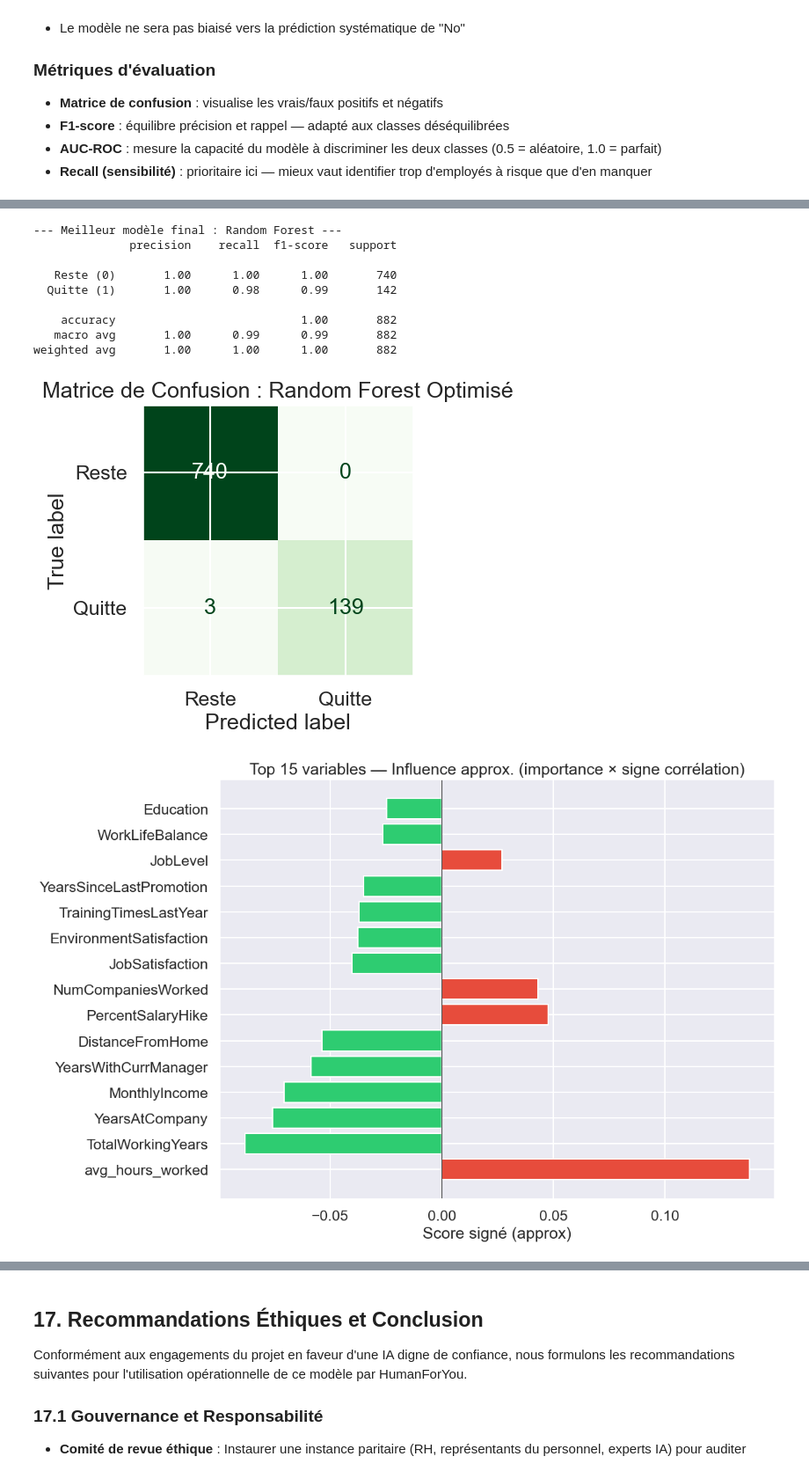
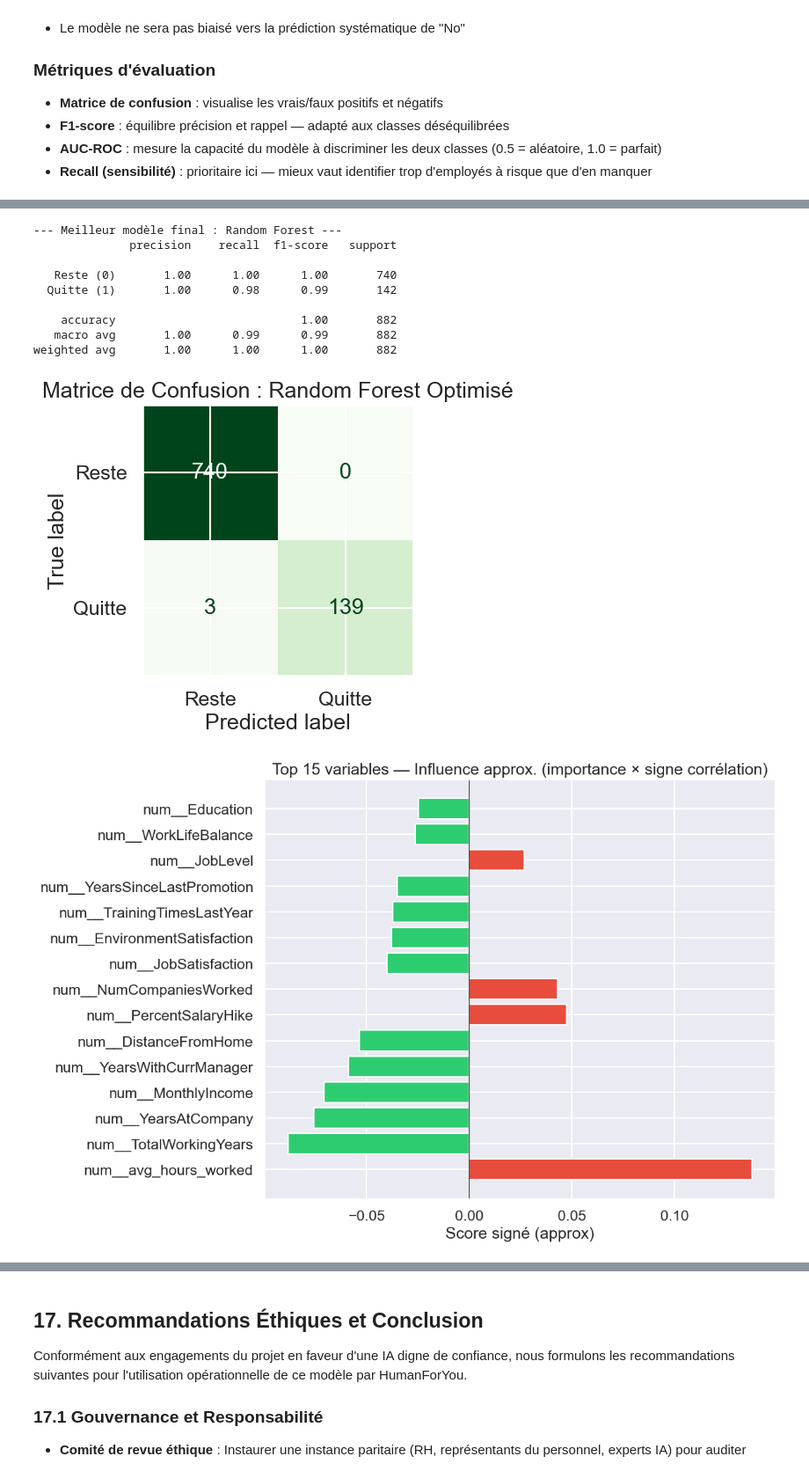
Before and after one commit to Raikuji/Cesi_Machine_Learning, a Jupyter notebook: projet_ia.ipynb, the cells around one changed output, grey strips where cells are left out. Shown at 88% size. Cells and saved outputs as stored; diff of their text form; code cells hidden in the pictures.

```diff
--- a/projet_ia.ipynb
+++ b/projet_ia.ipynb
@@ -1041,12 +1078,19 @@ ax.set_title(f'Matrice de Confusion : {best_overall_name} Optimisé')
 plt.show()
 
 # --- 4. Importance des variables (uniquement si le modèle le supporte) ---
-# --- 4. Importance des variables + sens d'influence ---
-if hasattr(best_overall_model, "coef_"):
+model_step = best_overall_model.named_steps['model'] if hasattr(best_overall_model, "named_steps") else best_overall_model
+prep_step = best_overall_model.named_steps['prep'] if hasattr(best_overall_model, "named_steps") and 'prep' in best_overall_model.named_steps else None
+
+if prep_step is not None and 'preprocessor' in prep_step.named_steps:
+    feature_names = prep_step.named_steps['preprocessor'].get_feature_names_out()
+else:
+    feature_names = X_train.columns.to_numpy()
+
+if hasattr(model_step, "coef_"):
     # Cas modèles linéaires (ex: Logistic Regression) : signe exact des coefficients
-    coefs = best_overall_model.coef_.ravel()
+    coefs = model_step.coef_.ravel()
     coef_df = pd.DataFrame({
-        "Variable": X_train.columns,
+        "Variable": feature_names,
         "Coefficient": coefs
     }).sort_values("Coefficient", key=np.abs, ascending=False).head(15)
 
@@ -1063,15 +1107,34 @@ if hasattr(best_overall_model, "coef_"):
 
     display(coef_df[["Variable", "Coefficient", "Influence"]])
 
-elif hasattr(best_overall_model, "feature_importances_"):
+elif hasattr(model_step, "feature_importances_"):
     # Cas arbres/forêts : importance disponible, direction approximée via corrélation avec proba prédite
-    y_proba_best = best_overall_model.predict_proba(X_test)[:, 1]
-    corr_sign = X_test.apply(lambda col: np.corrcoef(col, y_proba_best)[0, 1]).fillna(0.0)
+    if hasattr(best_overall_model, "predict_proba"):
+        y_proba_best = best_overall_model.predict_proba(X_test)[:, 1]
+    elif hasattr(best_overall_model, "decision_function"):
+        y_proba_best = best_overall_model.decision_function(X_test)
+    else:
+        y_proba_best = best_overall_model.predict(X_test)
+
+    # Utiliser les features transformées (numériques) pour éviter les erreurs sur colonnes string
+    X_test_transformed = prep_step.transform(X_test) if prep_step is not None else X_test.values
+    if hasattr(X_test_transformed, "toarray"):
+        X_test_transformed = X_test_transformed.toarray()
+
+    signs = []
+    y_std = np.std(y_proba_best)
+    for i in range(X_test_transformed.shape[1]):
+        x_col = X_test_transformed[:, i]
+        if np.std(x_col) == 0 or y_std == 0:
+            signs.append(0.0)
+        else:
+            corr = np.corrcoef(x_col, y_proba_best)[0, 1]
+            signs.append(0.0 if np.isnan(corr) else np.sign(corr))
 
     imp_df = pd.DataFrame({
-        "Variable": X_train.columns,
-        "Importance": best_overall_model.feature_importances_,
-        "Direction (approx)": np.sign(corr_sign.values)
+        "Variable": feature_names,
+        "Importance": model_step.feature_importances_,
+        "Direction (approx)": np.array(signs)
     })
 
     imp_df["Score signé (approx)"] = imp_df["Importance"] * imp_df["Direction (approx)"]
@@ -1104,12 +1168,12 @@ Synthèse des modèles optimisés :
 --- Meilleur modèle final : Random Forest ---
               precision    recall  f1-score   support
 
    Reste (0)       1.00      1.00      1.00       740
   Quitte (1)       1.00      0.98      0.99       142
 
     accuracy                           1.00       882
    macro avg       1.00      0.99      0.99       882
 weighted avg       1.00      1.00      1.00       882
 [figure]
-[figure, old version]
+[figure, new version]
 |  | Variable | Importance | Influence (approx) |
```
Also changed, not shown: parts of 17 cells of this notebook.
